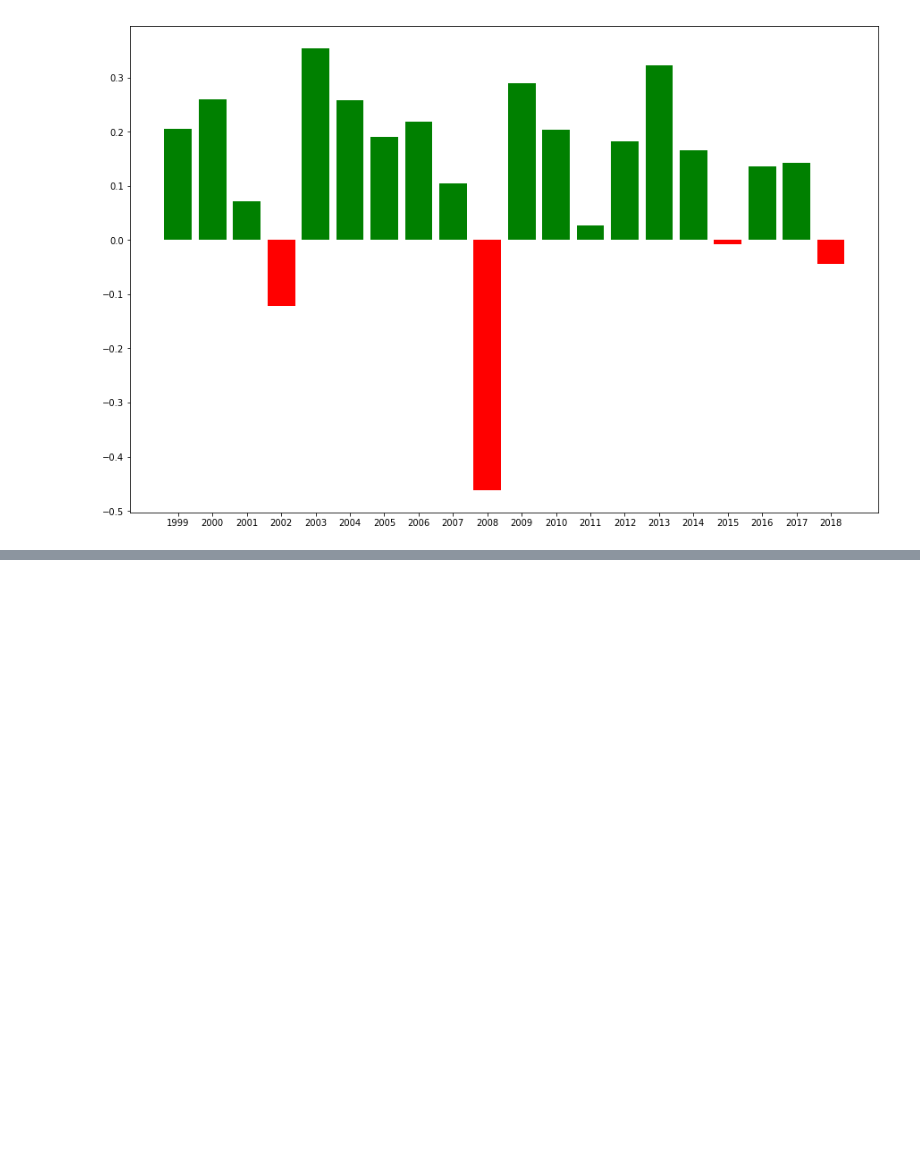
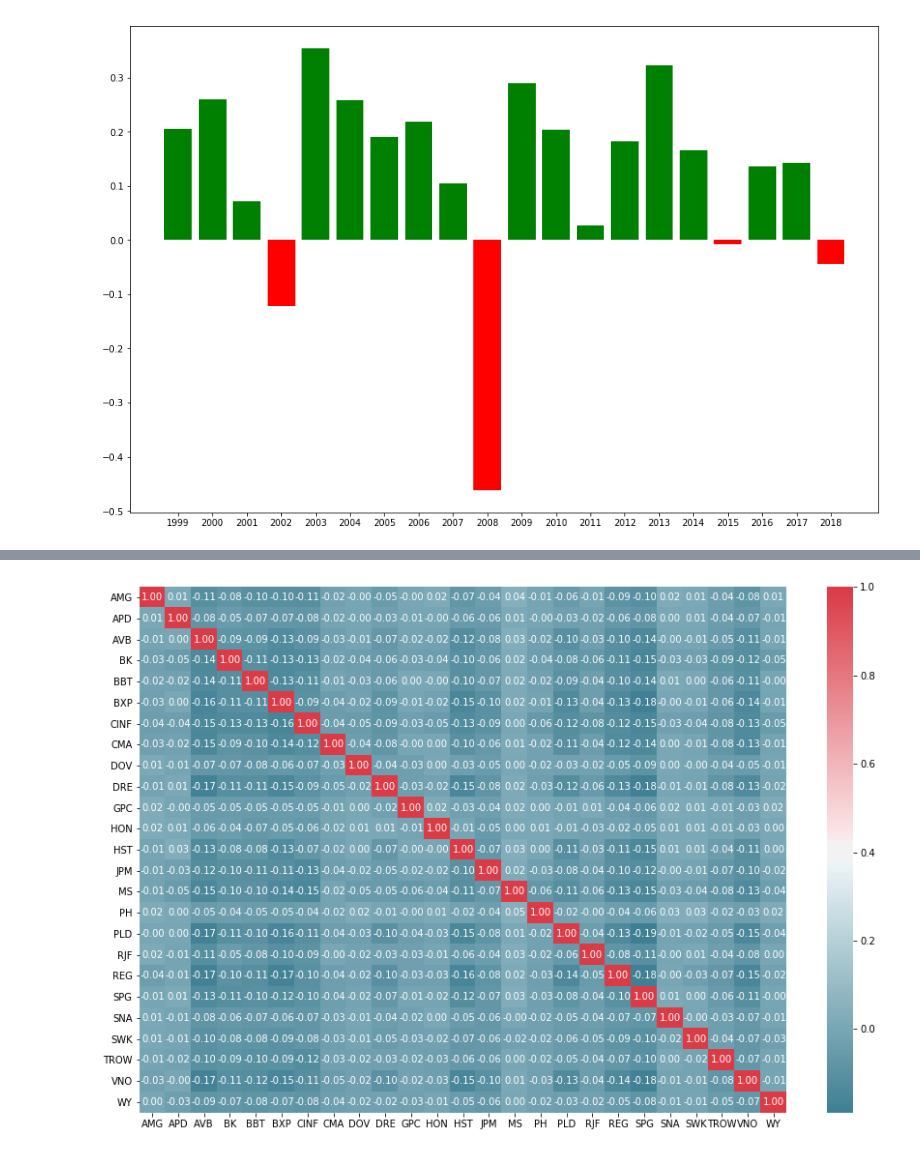
Before and after one commit to AbinavKumar/MLStockPortfolio, a Jupyter notebook: Data Storytelling.ipynb, the cells around one changed output, grey strips where cells are left out. Saved outputs shown, nothing was run; the diff lists cells and outputs as text; code cells hidden in the pictures; blank space fills up the shorter version.

```diff
--- a/Data Storytelling.ipynb
+++ b/Data Storytelling.ipynb
@@ -81,0 +162,17 @@ plt.show()
+# %%
+lag_corr = sp500_full.loc[:,main_corr.index].corr()
+
+for i in sp500_full.loc[:,main_corr.index]:
+    returns = sp500_full[i]
+    returns = returns.values[1:len(temp_df)]
+    returns = np.append(returns,0)
+    temp_df = sp500_full.loc[:,main_corr.index]
+    temp_df[i] = returns
+    lag_corr[i] = temp_df.corr()[i]
+# %%
+fig, ax = plt.subplots(figsize=(15, 10))
+colormap = sns.diverging_palette(220, 10, as_cmap=True)
+sns.heatmap(lag_corr, cmap=colormap, annot=True, fmt=".2f")
+plt.show()
+# %% [output]
+[figure, added]
```
Also changed, not shown: parts of 19 cells of this notebook, 1 other file.
